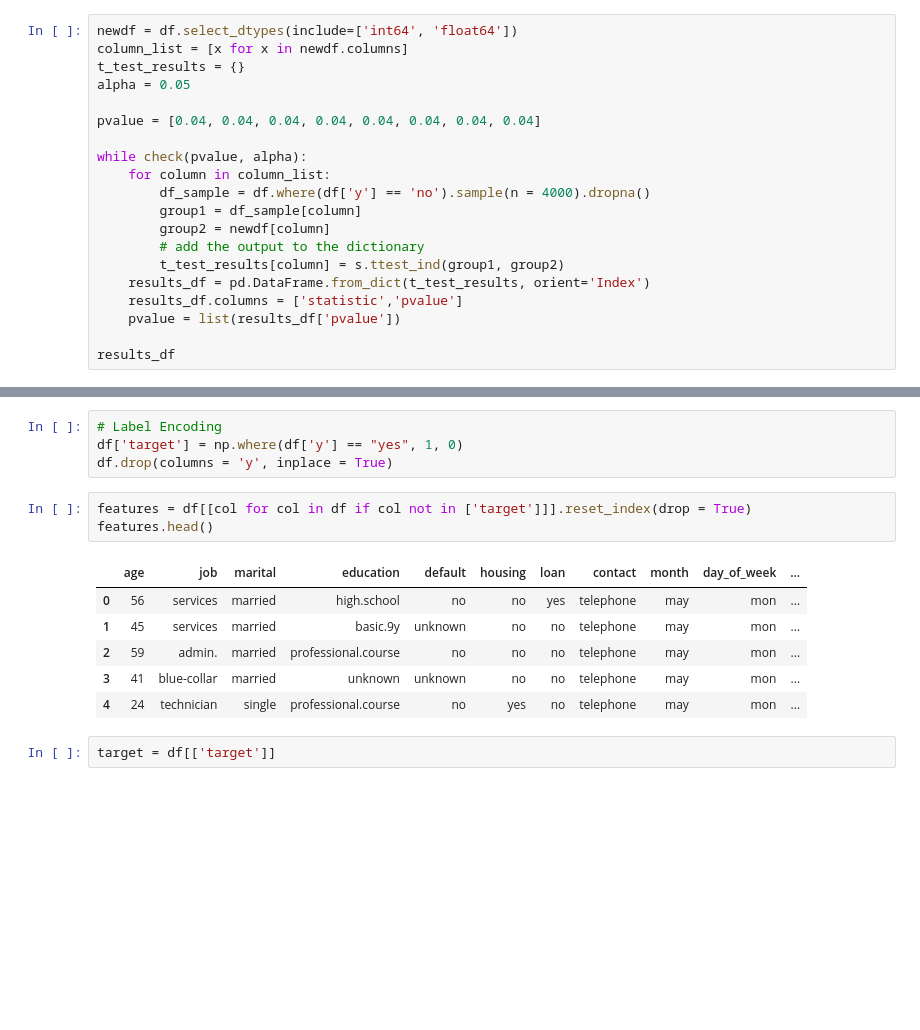
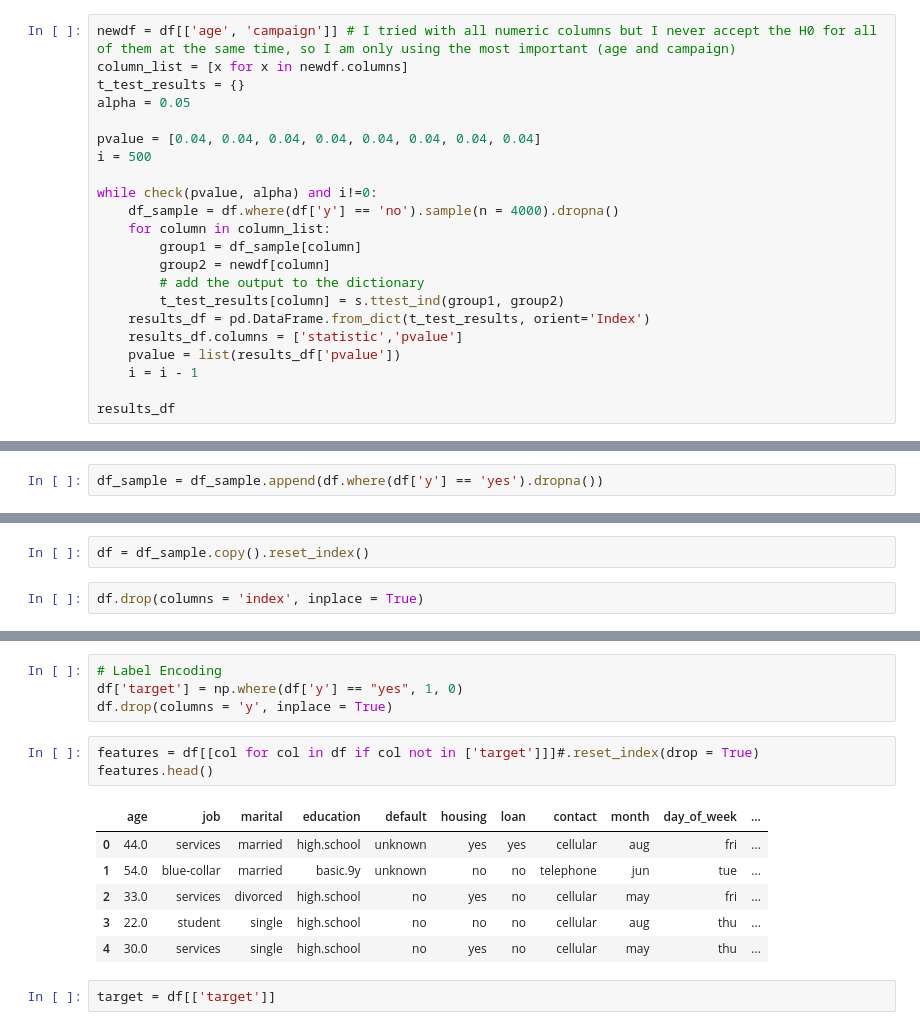
Before and after one commit to yfundorac/final-project, a Jupyter notebook: main.ipynb, the cells around one changed output, grey strips where cells are left out. Cells and saved outputs as stored; diff of their text form; blank space fills up the shorter version.

```diff
--- a/main.ipynb
+++ b/main.ipynb
@@ -199,14 +201,15 @@ def check(list1, val):
 # %%
-newdf = df.select_dtypes(include=['int64', 'float64'])
+newdf = df[['age', 'campaign']] # I tried with all numeric columns but I never accept the H0 for all of them at the same time, so I am only using the most important (age and campaign)
 column_list = [x for x in newdf.columns]
 t_test_results = {}
 alpha = 0.05
 
 pvalue = [0.04, 0.04, 0.04, 0.04, 0.04, 0.04, 0.04, 0.04]
+i = 500
 
-while check(pvalue, alpha):
+while check(pvalue, alpha) and i!=0:
+    df_sample = df.where(df['y'] == 'no').sample(n = 4000).dropna()
     for column in column_list:
-        df_sample = df.where(df['y'] == 'no').sample(n = 4000).dropna()
         group1 = df_sample[column]
         group2 = newdf[column]
         # add the output to the dictionary
@@ -214,6 +217,7 @@ while check(pvalue, alpha):
     results_df = pd.DataFrame.from_dict(t_test_results, orient='Index')
     results_df.columns = ['statistic','pvalue']
     pvalue = list(results_df['pvalue'])
+    i = i - 1
 
 results_df
 # %% [output]
@@ -261,0 +253,2 @@ Is our p-value less than the alpha? Yes. We reject the null hypothesis! Kill it
+# %%
+df_sample = df_sample.append(df.where(df['y'] == 'yes').dropna())
@@ -261,0 +265,4 @@ Is our p-value less than the alpha? Yes. We reject the null hypothesis! Kill it
+# %%
+df = df_sample.copy().reset_index()
+# %%
+df.drop(columns = 'index', inplace = True)
@@ -264,15 +280,15 @@ Is our p-value less than the alpha? Yes. We reject the null hypothesis! Kill it
 df['target'] = np.where(df['y'] == "yes", 1, 0)
 df.drop(columns = 'y', inplace = True)
 # %%
-features = df[[col for col in df if col not in ['target']]].reset_index(drop = True)
+features = df[[col for col in df if col not in ['target']]]#.reset_index(drop = True)
 features.head()
 # %% [output]
 |  | age | job | marital | education | default | housing | loan | contact | month | day_of_week | ... |
-| 0 | 56 | services | married | high.school | no | no | yes | telephone | may | mon | ... |
-| 1 | 45 | services | married | basic.9y | unknown | no | no | telephone | may | mon | ... |
-| 2 | 59 | admin. | married | professional.course | no | no | no | telephone | may | mon | ... |
-| 3 | 41 | blue-collar | married | unknown | unknown | no | no | telephone | may | mon | ... |
-| 4 | 24 | technician | single | professional.course | no | yes | no | telephone | may | mon | ... |
+| 0 | 44.0 | services | married | high.school | unknown | yes | yes | cellular | aug | fri | ... |
+| 1 | 54.0 | blue-collar | married | basic.9y | unknown | no | no | telephone | jun | tue | ... |
+| 2 | 33.0 | services | divorced | high.school | no | yes | no | cellular | may | fri | ... |
+| 3 | 22.0 | student | single | high.school | no | no | no | cellular | aug | thu | ... |
+| 4 | 30.0 | services | single | high.school | no | yes | no | cellular | may | thu | ... |
 # %%
 target = df[['target']]
 # %%
```
Also changed, not shown: parts of 27 cells of this notebook, 5 other files.
